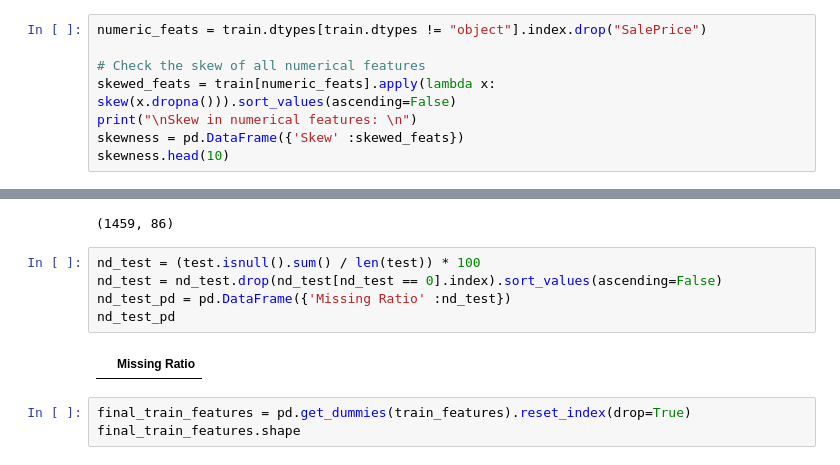
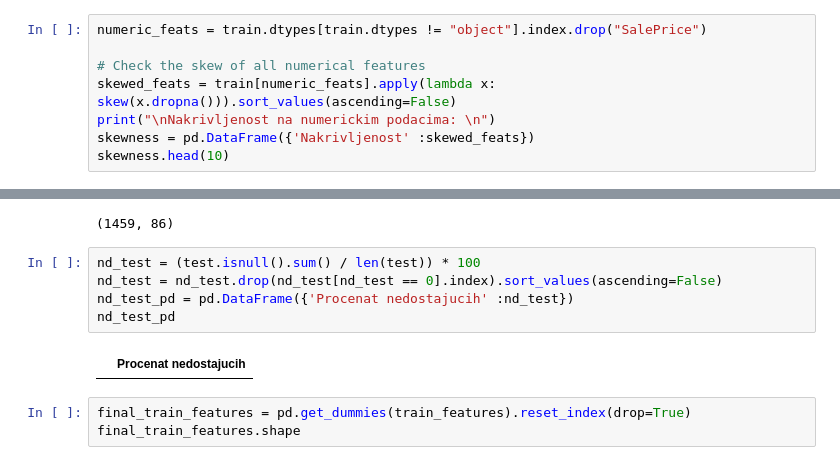
Before and after one commit to DenisAlicic/House-Prices-Advanced-Regression-Techniques, a Jupyter notebook: Solution/HousePricePredicton.ipynb, the cells around one changed output, grey strips where cells are left out. Saved outputs shown, nothing was run; the diff lists cells and outputs as text.

```diff
--- a/Solution/HousePricePredicton.ipynb
+++ b/Solution/HousePricePredicton.ipynb
@@ -354,7 +352,7 @@ numeric_feats = train.dtypes[train.dtypes != "object"].index.drop("SalePrice")
 
 # Check the skew of all numerical features
 skewed_feats = train[numeric_feats].apply(lambda x: skew(x.dropna())).sort_values(ascending=False)
-print("\nSkew in numerical features: \n")
-skewness = pd.DataFrame({'Skew' :skewed_feats})
+print("\nNakrivljenost na numerickim podacima: \n")
+skewness = pd.DataFrame({'Nakrivljenost' :skewed_feats})
 skewness.head(10)
 # %% [output]
@@ -456,10 +454,10 @@ test_features.shape
 # %%
 nd_test = (test.isnull().sum() / len(test)) * 100
 nd_test = nd_test.drop(nd_test[nd_test == 0].index).sort_values(ascending=False)
-nd_test_pd = pd.DataFrame({'Missing Ratio' :nd_test})
+nd_test_pd = pd.DataFrame({'Procenat nedostajucih' :nd_test})
 nd_test_pd
 # %% [output]
-|  | Missing Ratio |
+|  | Procenat nedostajucih |
 # %%
 final_train_features = pd.get_dummies(train_features).reset_index(drop=True)
 final_train_features.shape
```
Also changed, not shown: parts of 28 cells of this notebook, 1 other file.
